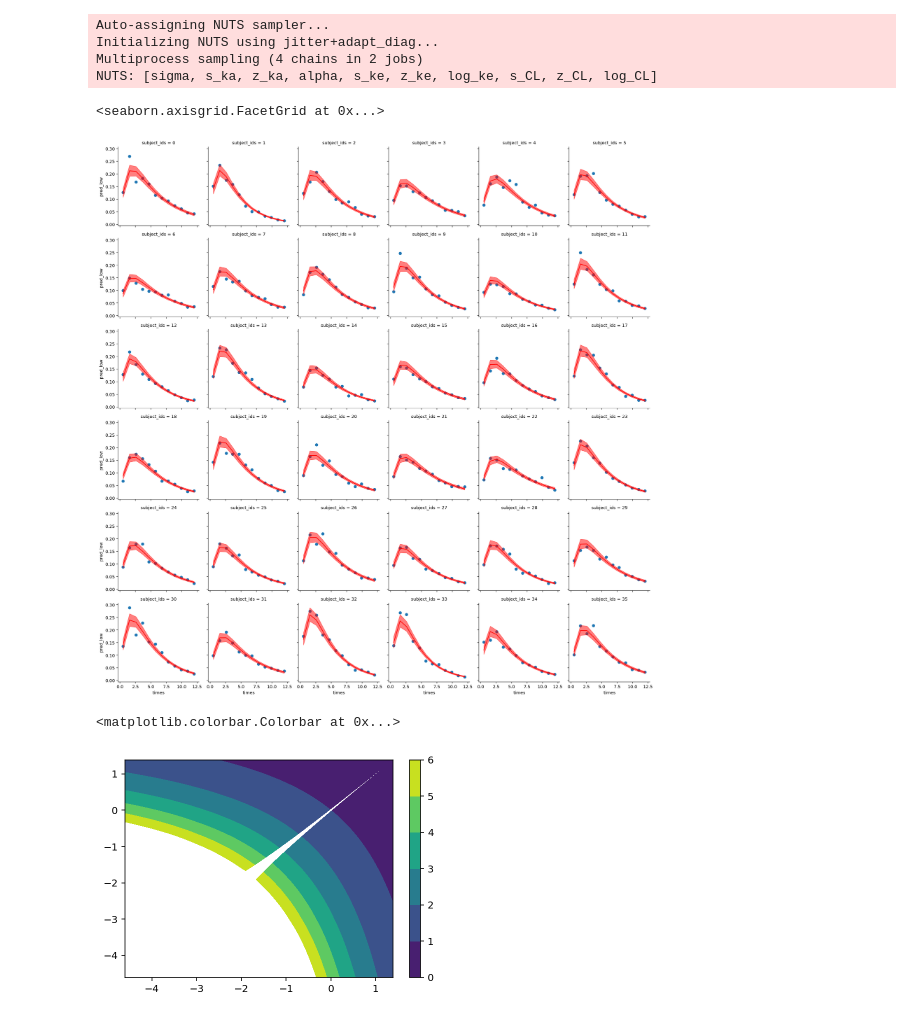
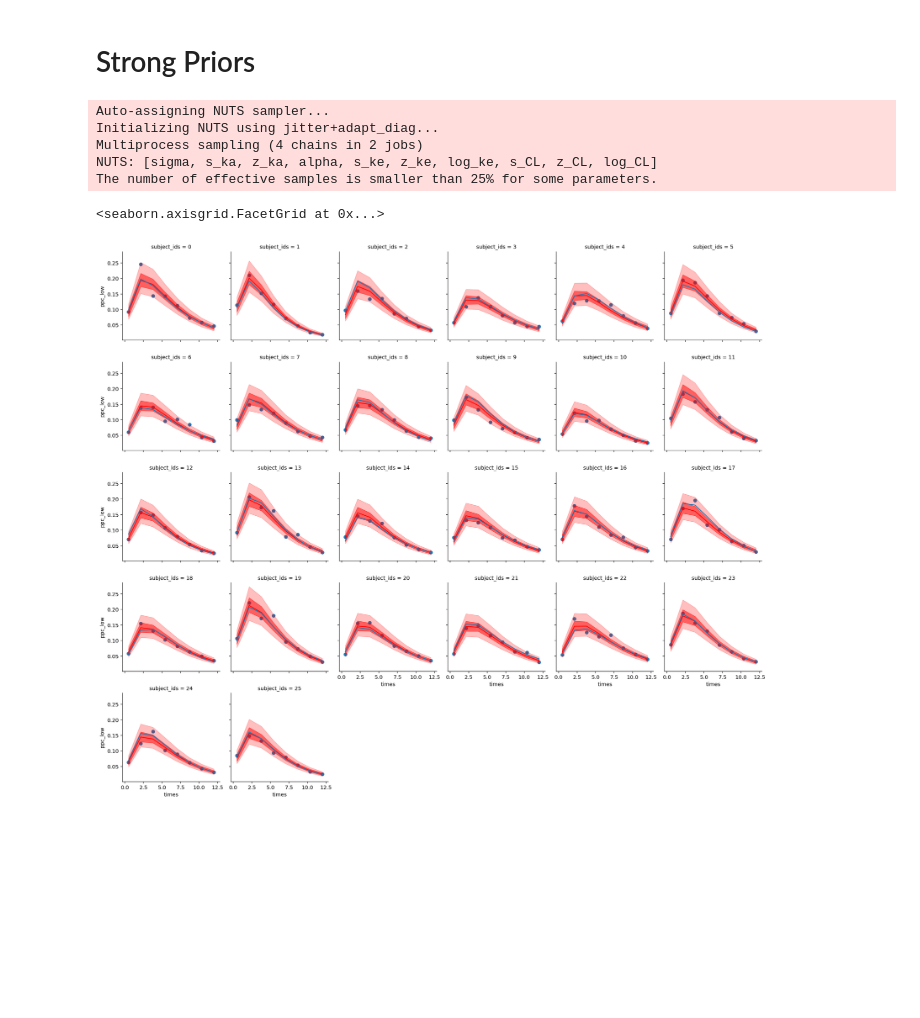
Before and after one commit to Dpananos/PKBayes, a Jupyter notebook: Experiment.ipynb, the cells around one changed output. Saved outputs shown, nothing was run; the diff lists cells and outputs as text; code cells hidden in the pictures; blank space fills up the shorter version.

```diff
--- a/Experiment.ipynb
+++ b/Experiment.ipynb
@@ -24,3 +19,5 @@ The autoreload extension is already loaded. To reload it, use:
+# %% [markdown]
+# Strong Priors
 # %%
 model_data = load_obj('data/bootstrap_data')
 
@@ -34,38 +31,31 @@ with strong_model_factory(yobs, times, subject_ids):
     trace = pm.sample(draws = 1000, tune = 1000, chains = 4, random_seed = 19920908)
     posterior_predictive = pm.sample_posterior_predictive(trace)
 
-    data = az.from_pymc3(prior=prior_predictive, trace=trace, posterior_predictive=posterior_predictive)
+    strong_data = az.from_pymc3(prior=prior_predictive, trace=trace, posterior_predictive=posterior_predictive)
 # %% [output]
 Auto-assigning NUTS sampler...
 Initializing NUTS using jitter+adapt_diag...
 Multiprocess sampling (4 chains in 2 jobs)
 NUTS: [sigma, s_ka, z_ka, alpha, s_ke, z_ke, log_ke, s_CL, z_CL, log_CL]
+The number of effective samples is smaller than 25% for some parameters.
 # %%
 df = pd.DataFrame({'yobs':yobs,
                    'y':y,
                    'times':times,
                    'subject_ids':subject_ids})
 
-predictions = summarize_posterior(data, 'y_est', 'pred')
+predictions = summarize_posterior(strong_data, 'y_est', 'pred')
+ppc = summarize_ppc(strong_data,'Yobs','ppc')
 
-dfpred = df.join(predictions)
+dfpred = df.join(predictions).join(ppc)
 # %%
-g = sns.FacetGrid(data = dfpred, col='subject_ids', col_wrap=6)
+g = sns.FacetGrid(data = dfpred.query('subject_ids<=25'), col='subject_ids', col_wrap=6)
 
 g.map(plt.scatter, 'times','yobs', color = 'C0')
 g.map(plt.plot, 'times','pred_pred', color = 'red')
+g.map(plt.plot, 'times','y', color = 'C0')
 g.map(plt.fill_between,'times','pred_low','pred_high',alpha = 0.5, color = 'red')
+g.map(plt.fill_between,'times','ppc_low','ppc_high',alpha = 0.25, color = 'red')
 # %% [output]
 <seaborn.axisgrid.FacetGrid at 0x...>
-[figure, old version]
+[figure, new version]
-# %%
-ka, ke = np.meshgrid(np.linspace(0.01, 4, 101),np.linspace(0.01, 4, 101))
-
-tmax = np.log(ka/ke)/(ka-ke)
-
-plt.contourf(np.log(ke),np.log(ka),tmax, levels = np.array([0,1,2,3,4,5,6]))
-
-plt.colorbar()
-# %% [output]
-<matplotlib.colorbar.Colorbar at 0x...>
-[figure, removed]
```
Also changed, not shown: parts of 15 cells of this notebook, 13 other files.
